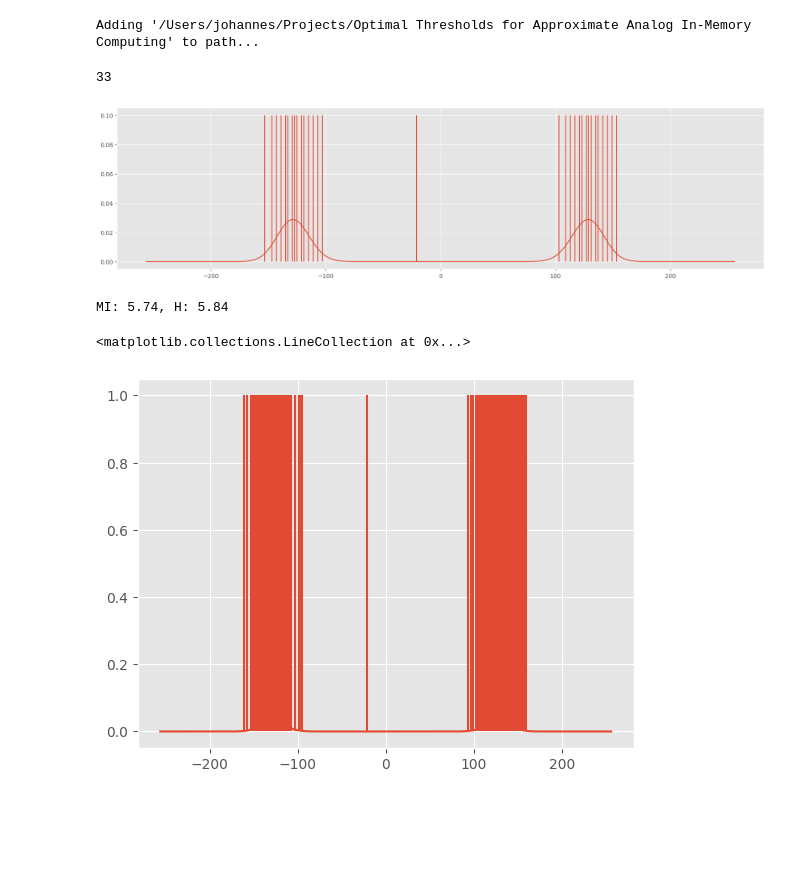
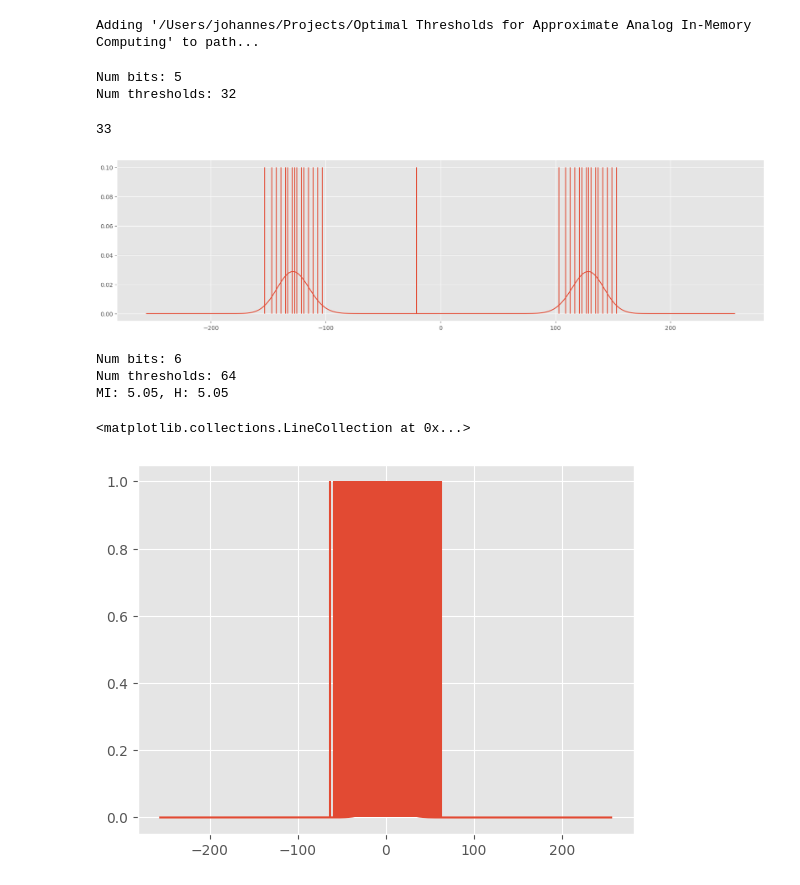
Before and after one commit to Integrated-Systems-Neuroengineering/optquant, a Jupyter notebook: experiments/approaches.ipynb, the cells around one changed output. Saved outputs shown, nothing was run; the diff lists cells and outputs as text; code cells hidden in the pictures; blank space fills up the shorter version.

```diff
--- a/experiments/approaches.ipynb
+++ b/experiments/approaches.ipynb
@@ -302,20 +155,32 @@ thresholds = place_thresholds(d, 5)
 
 plt.figure(figsize=(20, 5))
 plt.vlines(thresholds, 0.0, 0.1)
-plt.plot(d.enumerate_support(), d.probs)
+plt.plot(d.support, d.probs)
 len(thresholds)
 # %% [output]
-33
+Num bits: 5
+Num thresholds: 32
+33
 [figure]
+# %%
+transform = None
+d = dists.Binomial(256, 0.5)
+# d = dists.BetaBinomial(0.6, 0.6, 256)
+support = d.enumerate_support()
+logp = d.log_prob(support)
+support = ((support - support.mean())*2).astype(int)
+d = EmpiricalDistribution(support, jnp.exp(logp))
 # %%
-mi,theta = find_optimal(6, d, noise_std=0.1, linear=False)
+mi,theta = find_optimal(6, d, noise_std=0.1, method="optimal")
 print(f"MI: {mi:.2f}, H: {d.entropy()/jnp.log(2):.2f}")
 # %% [output]
-MI: 5.74, H: 5.84
+Num bits: 6
+Num thresholds: 64
+MI: 5.05, H: 5.05
 # %%
-plt.plot(d._supp, jnp.exp(d.log_prob(d._supp)))
+plt.plot(d.support, jnp.exp(d.log_prob(d.support)))
 plt.vlines(theta, 0, 1)
 # plt.xlim(-50,50)
 # %% [output]
 <matplotlib.collections.LineCollection at 0x...>
-[figure, old version]
+[figure, new version]
```
Also changed, not shown: parts of 12 cells of this notebook, 8 other files.
